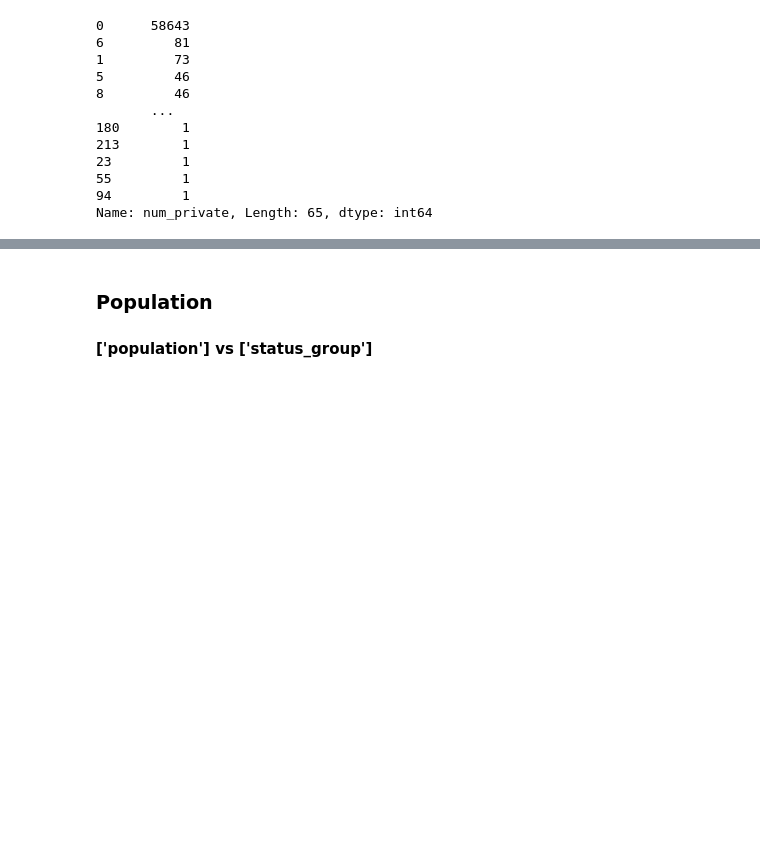
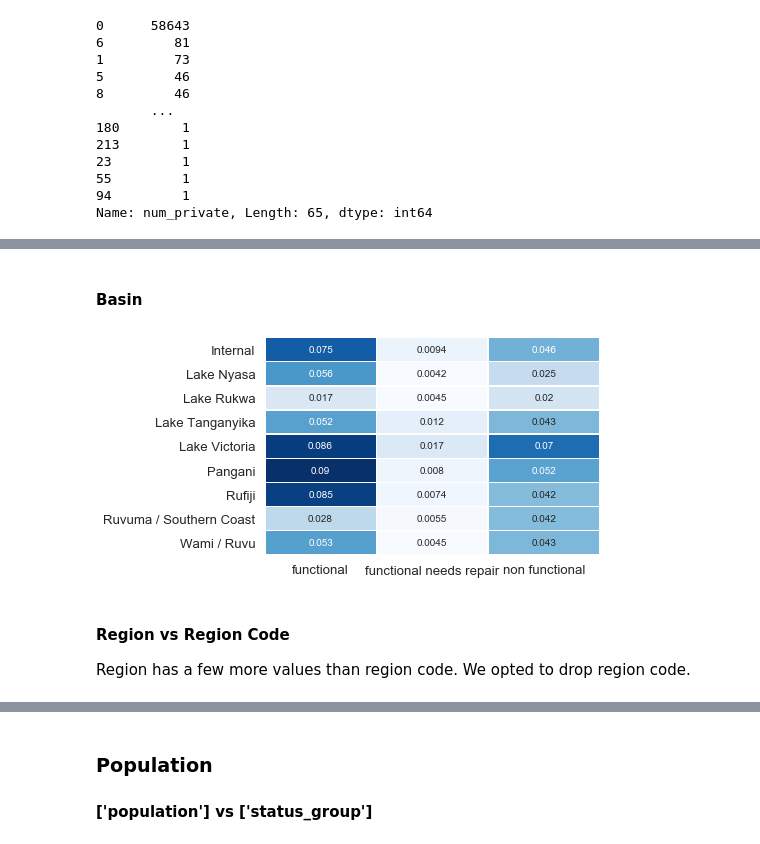
Before and after one commit to stereopickle/Tanzanian_water_pump_classificationn, a Jupyter notebook: Part_02_Exploritory_Data_Analysis.ipynb, the cells around one changed output, grey strips where cells are left out. Cells and saved outputs as stored; diff of their text form; code cells hidden in the pictures; blank space fills up the shorter version.

```diff
--- a/Part_02_Exploritory_Data_Analysis.ipynb
+++ b/Part_02_Exploritory_Data_Analysis.ipynb
@@ -127,0 +220,14 @@ Name: num_private, Length: 65, dtype: int64
+# %% [markdown]
+#### Basin
+# %%
+ct = pd.crosstab(df.basin, df.status_group,normalize = True)
+sns.heatmap(ct, annot = True, linewidths=.5, cbar = False, cmap="Blues")
+plt.xlabel('')
+plt.ylabel('')
+plt.show()
+# %% [output]
+[figure, added]
+# %% [markdown]
+#### Region vs Region Code
+
+Region has a few more values than region code. We opted to drop region code.
```
Also changed, not shown: parts of 92 cells of this notebook, 1 other file.
